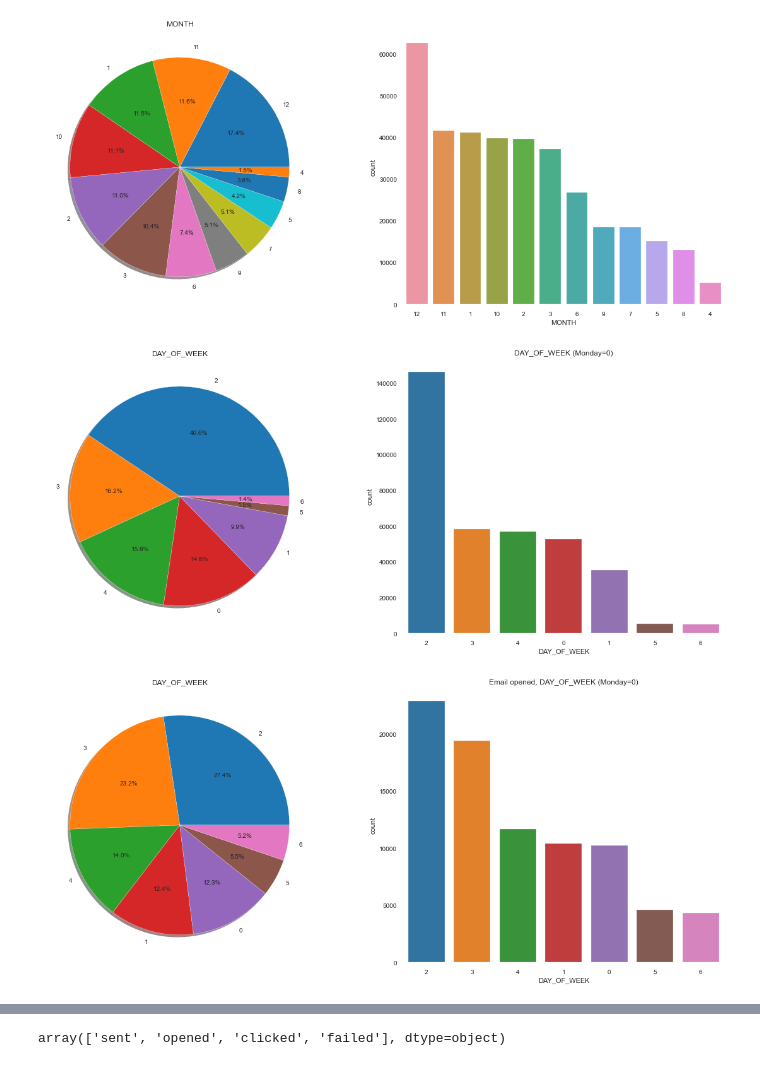
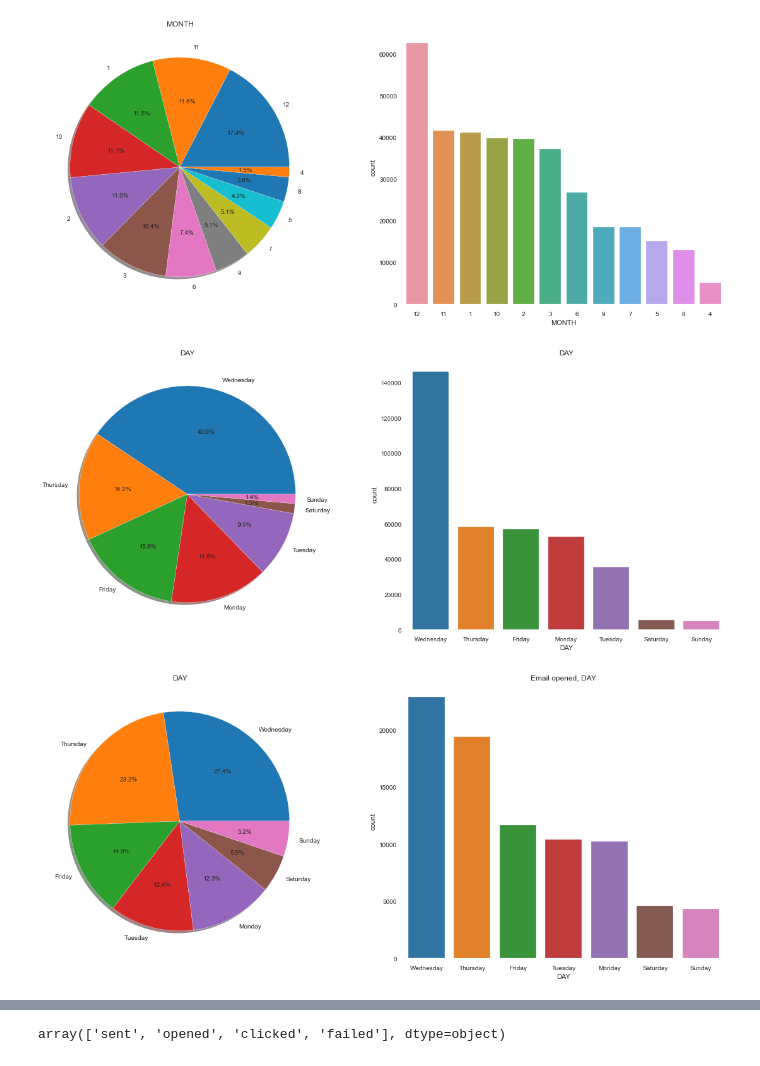
Before and after one commit to ck-unifr/analysis_email_performance, a Jupyter notebook: analysis_email_performance.ipynb, the cells around one changed output, grey strips where cells are left out. Drawn from its saved outputs; the diff is of its cells as text; code cells hidden in the pictures.

```diff
--- a/analysis_email_performance.ipynb
+++ b/analysis_email_performance.ipynb
@@ -1283,11 +1283,13 @@ plot_pie_bar(df, 'MONTH')
 # %% [output]
 [figure]
 # %%
-plot_pie_bar(df, 'DAY_OF_WEEK', title='DAY_OF_WEEK (Monday=0)')
+plot_pie_bar(df, 'DAY', title='DAY')
 # %% [output]
-[figure, old version]
+[figure, new version]
 # %%
-plot_pie_bar(df[df['DELIVERY_STATUS'] == 'opened'], 'DAY_OF_WEEK', title='Email opened, DAY_OF_WEEK (Monday=0)')
+plot_pie_bar(df[df['DELIVERY_STATUS'] == 'opened'],
+             'DAY',
+             title='Email opened, DAY')
 # %% [output]
-[figure, old version]
+[figure, new version]
 # %%
```
Also changed, not shown: parts of 22 cells of this notebook.
